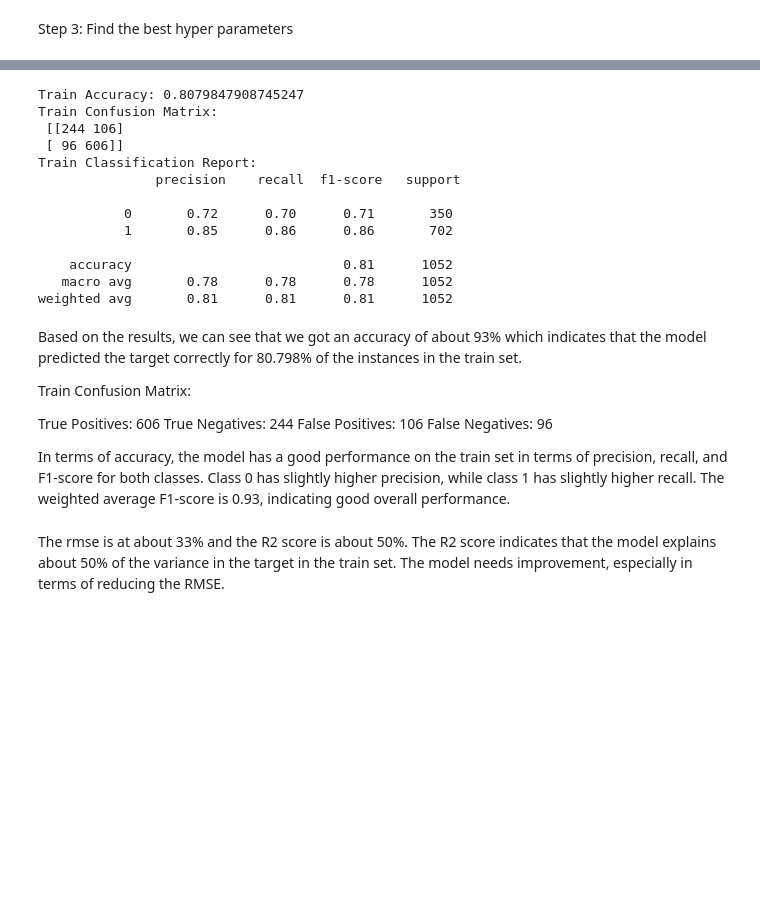
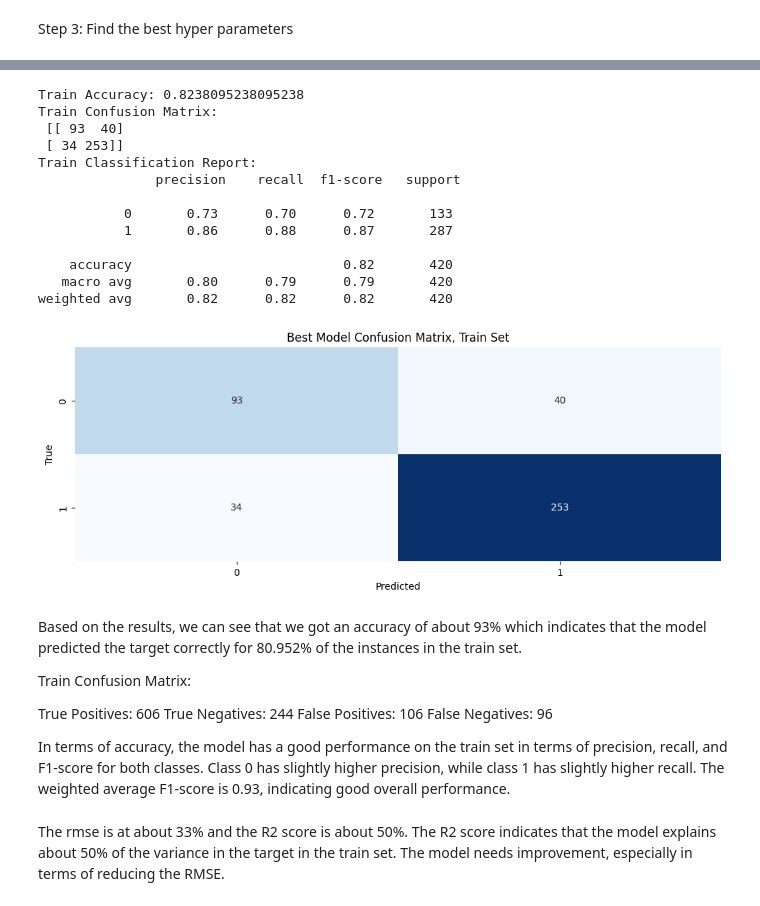
Before and after one commit to tamadNaBrowNie/stintsy_mco, a Jupyter notebook: MCO1.ipynb, the cells around one changed output, grey strips where cells are left out. Drawn from its saved outputs; the diff is of its cells as text; code cells hidden in the pictures; blank space fills up the shorter version.

```diff
--- a/MCO1.ipynb
+++ b/MCO1.ipynb
@@ -277 +274,5 @@ logreg = finder.best_estimator_
+# %%
+finder = GridSearchCV(logreg,hpg,n_jobs = -1,refit = True,scoring = 'f1',error_score='raise')
+finder.fit(X_val, y_val)
+logreg = finder.best_estimator_
 # %% [markdown]
@@ -279,22 +280,24 @@ To evaluate the model, we will get the training accuracy
 # %%
-train_predictions = logreg.predict(X_val_1)
-acc, mat_train, class_rep = show_metrics(y_val_1,train_predictions,"Train")
+train_predictions = logreg.predict(X_val)
+acc, mat, class_rep = show_metrics(y_val,train_predictions,"Train")
+show_mat(mat,"Best Model Confusion Matrix, Train Set")
 # %% [output]
-Train Accuracy: 0.8079847908745247
+Train Accuracy: 0.8238095238095238
 Train Confusion Matrix:
- [[244 106]
- [ 96 606]]
+ [[ 93  40]
+ [ 34 253]]
 Train Classification Report:
                precision    recall  f1-score   support
 
-           0       0.72      0.70      0.71       350
-           1       0.85      0.86      0.86       702
+           0       0.73      0.70      0.72       133
+           1       0.86      0.88      0.87       287
 
-    accuracy                           0.81      1052
-   macro avg       0.78      0.78      0.78      1052
-weighted avg       0.81      0.81      0.81      1052
+    accuracy                           0.82       420
+   macro avg       0.80      0.79      0.79       420
+weighted avg       0.82      0.82      0.82       420
+[figure, added]
 # %% [markdown]
-Based on the results, we can see that we got an accuracy of about 93% which indicates that the model predicted the target correctly for 80.798% of the instances in the train set.
+Based on the results, we can see that we got an accuracy of about 93% which indicates that the model predicted the target correctly for 80.952% of the instances in the train set.
 
 Train Confusion Matrix:
 
```
Also changed, not shown: parts of 9 cells of this notebook.
